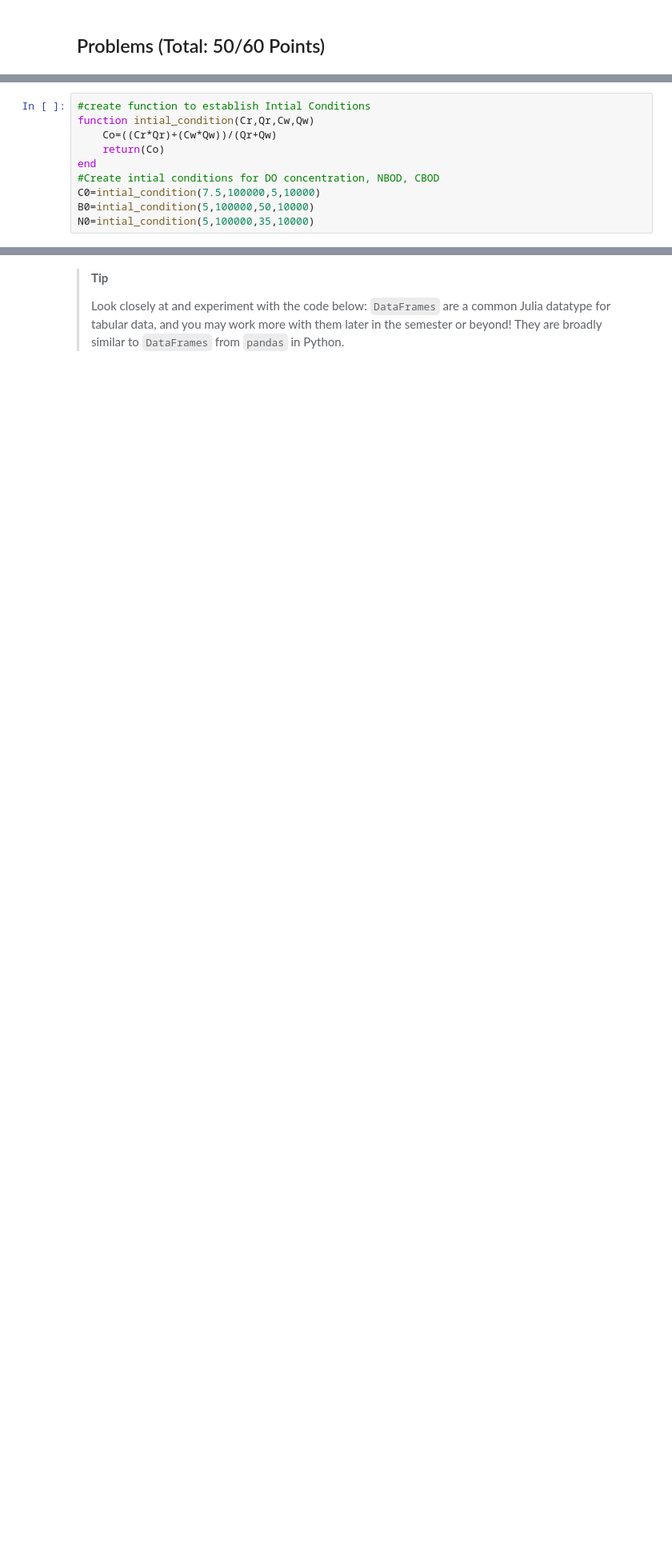
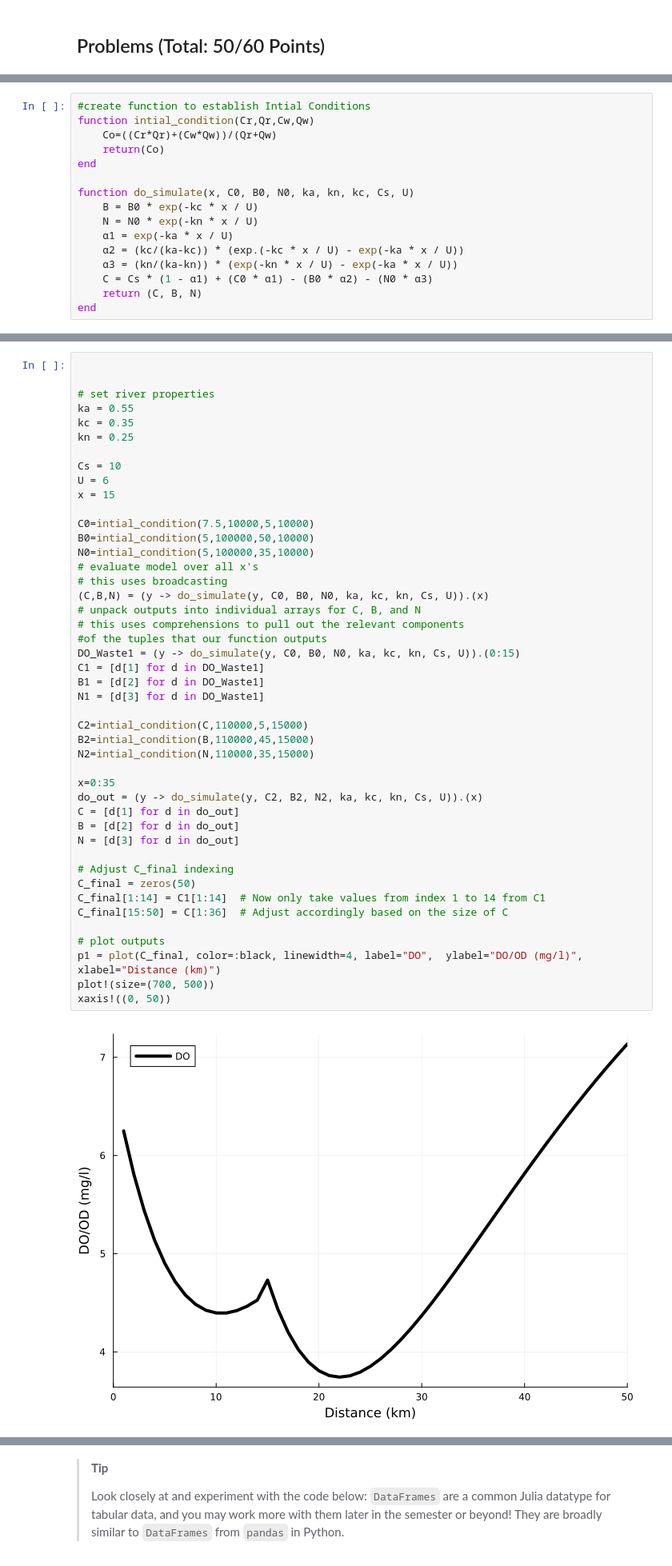
Before and after one commit to BEE4750-FA24/hw3-macky, a Jupyter notebook: hw03.ipynb, the cells around one changed output, grey strips where cells are left out. Shown: that part at 80% size. Cells and saved outputs as stored; diff of their text form; blank space fills up the shorter version.

```diff
--- a/hw03.ipynb
+++ b/hw03.ipynb
@@ -85,7 +83,13 @@ function intial_condition(Cr,Qr,Cw,Qw)
     Co=((Cr*Qr)+(Cw*Qw))/(Qr+Qw)
     return(Co)
 end
-#Create intial conditions for DO concentration, NBOD, CBOD
-C0=intial_condition(7.5,100000,5,10000)
-B0=intial_condition(5,100000,50,10000)
-N0=intial_condition(5,100000,35,10000)
+
+function do_simulate(x, C0, B0, N0, ka, kn, kc, Cs, U)
+    B = B0 * exp(-kc * x / U)
+    N = N0 * exp(-kn * x / U)
+    α1 = exp(-ka * x / U)
+    α2 = (kc/(ka-kc)) * (exp.(-kc * x / U) - exp(-ka * x / U))
+    α3 = (kn/(ka-kn)) * (exp(-kn * x / U) - exp(-ka * x / U))
+    C = Cs * (1 - α1) + (C0 * α1) - (B0 * α2) - (N0 * α3)
+    return (C, B, N)
+end
@@ -141 +96,48 @@ xaxis!((0, 35))
+# %%
+
+
+# set river properties
+ka = 0.55
+kc = 0.35
+kn = 0.25
+
+Cs = 10
+U = 6
+x = 15
+
+C0=intial_condition(7.5,10000,5,10000)
+B0=intial_condition(5,100000,50,10000)
+N0=intial_condition(5,100000,35,10000)
+# evaluate model over all x's
+# this uses broadcasting
+(C,B,N) = (y -> do_simulate(y, C0, B0, N0, ka, kc, kn, Cs, U)).(x)
+# unpack outputs into individual arrays for C, B, and N
+# this uses comprehensions to pull out the relevant components
+#of the tuples that our function outputs
+DO_Waste1 = (y -> do_simulate(y, C0, B0, N0, ka, kc, kn, Cs, U)).(0:15)
+C1 = [d[1] for d in DO_Waste1]
+B1 = [d[2] for d in DO_Waste1]
+N1 = [d[3] for d in DO_Waste1]
+
+C2=intial_condition(C,110000,5,15000)
+B2=intial_condition(B,110000,45,15000)
+N2=intial_condition(N,110000,35,15000)
+
+x=0:35
+do_out = (y -> do_simulate(y, C2, B2, N2, ka, kc, kn, Cs, U)).(x)
+C = [d[1] for d in do_out]
+B = [d[2] for d in do_out]
+N = [d[3] for d in do_out]
+
+# Adjust C_final indexing
+C_final = zeros(50)
+C_final[1:14] = C1[1:14]  # Now only take values from index 1 to 14 from C1
+C_final[15:50] = C[1:36]  # Adjust accordingly based on the size of C
+
+# plot outputs
+p1 = plot(C_final, color=:black, linewidth=4, label="DO",  ylabel="DO/OD (mg/l)", xlabel="Distance (km)")
+plot!(size=(700, 500))
+xaxis!((0, 50))
+# %% [output]
+[figure, added]
 # %%
```
Also changed, not shown: parts of 4 cells of this notebook.
